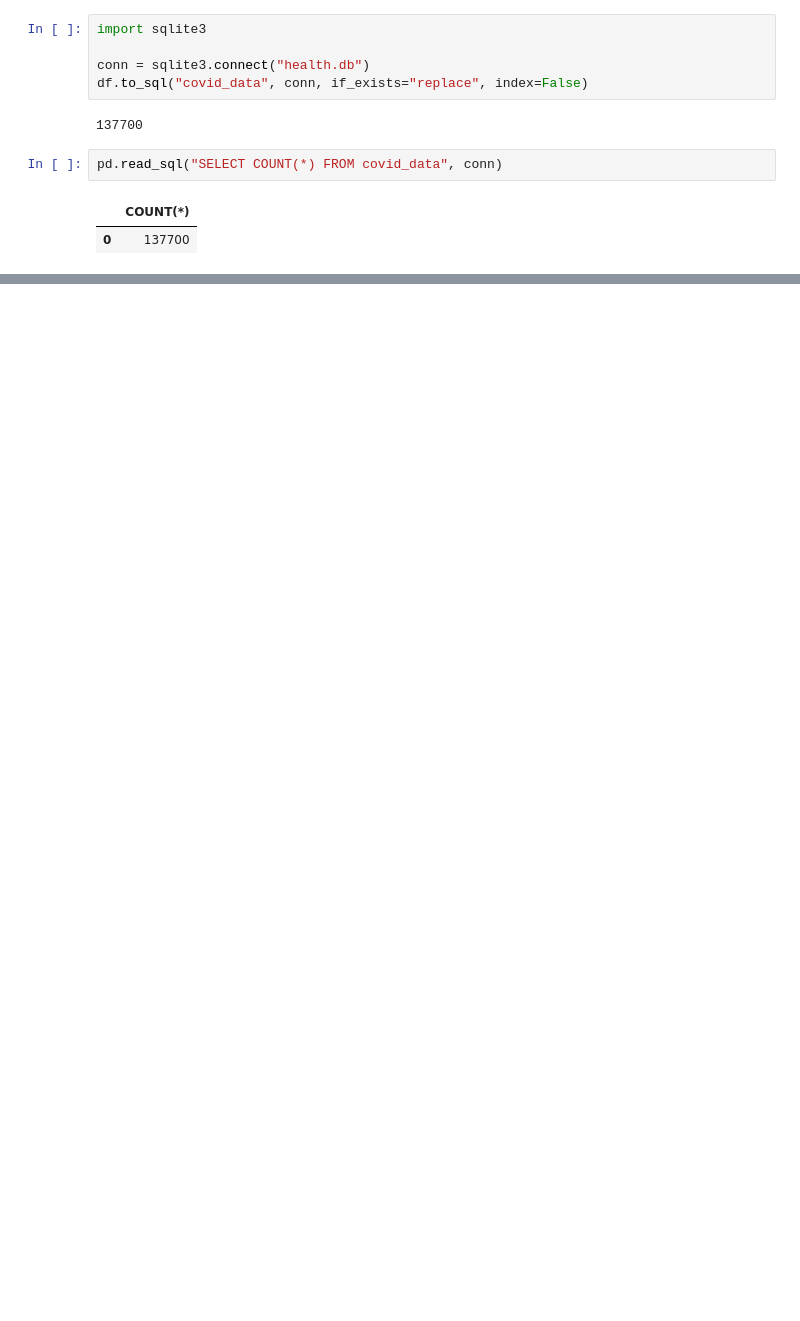
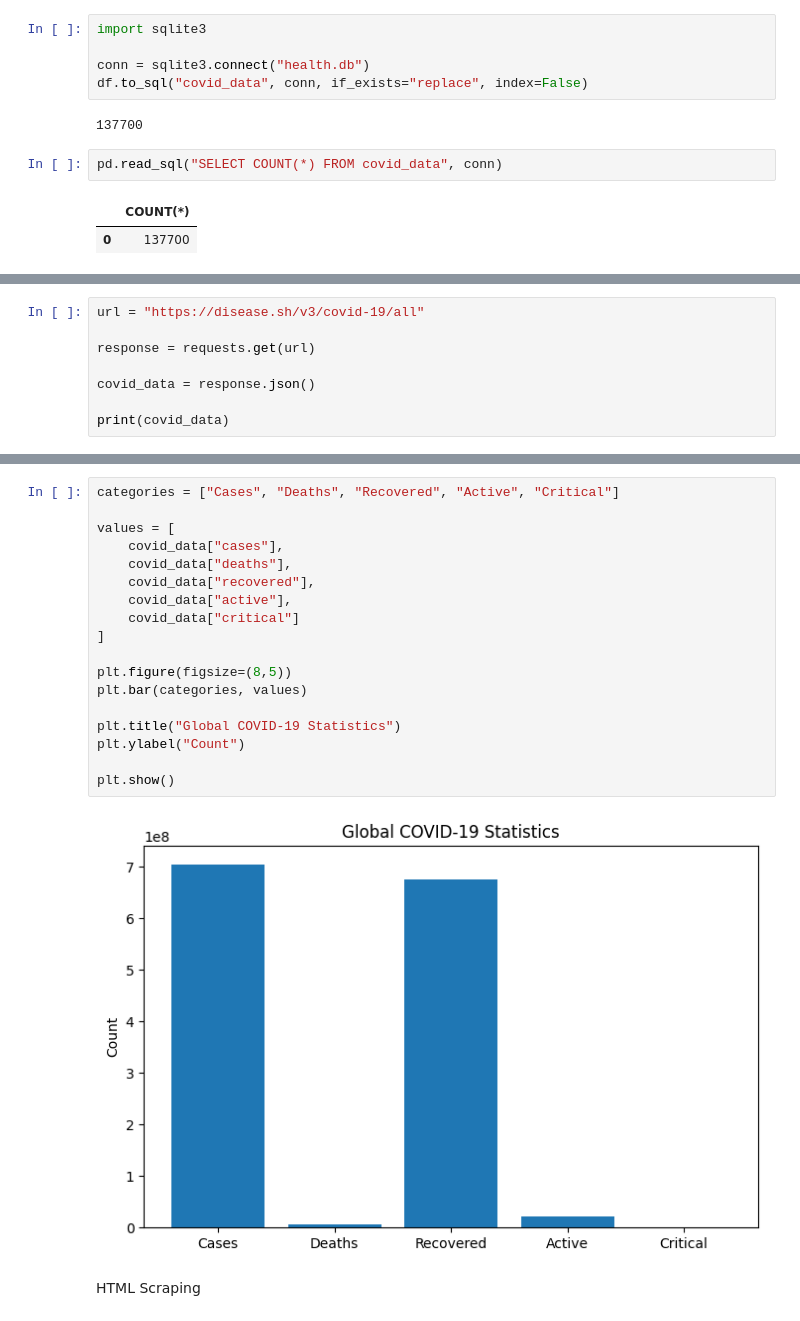
Before and after one commit to rutijanasandra-svg/ores5160-2025, a Jupyter notebook: Final_project.ipynb, the cells around one changed output, grey strips where cells are left out. Saved outputs shown, nothing was run; the diff lists cells and outputs as text; blank space fills up the shorter version.

```diff
--- a/Final_project.ipynb
+++ b/Final_project.ipynb
@@ -158,0 +163,8 @@ pd.read_sql("SELECT COUNT(*) FROM covid_data", conn)
+# %%
+url = "https://disease.sh/v3/covid-19/all"
+
+response = requests.get(url)
+
+covid_data = response.json()
+
+print(covid_data)
@@ -158,0 +186,22 @@ pd.read_sql("SELECT COUNT(*) FROM covid_data", conn)
+# %%
+categories = ["Cases", "Deaths", "Recovered", "Active", "Critical"]
+
+values = [
+    covid_data["cases"],
+    covid_data["deaths"],
+    covid_data["recovered"],
+    covid_data["active"],
+    covid_data["critical"]
+]
+
+plt.figure(figsize=(8,5))
+plt.bar(categories, values)
+
+plt.title("Global COVID-19 Statistics")
+plt.ylabel("Count")
+
+plt.show()
+# %% [output]
+[figure, added]
+# %% [markdown]
+HTML Scraping
```
Also changed, not shown: parts of 13 cells of this notebook.
